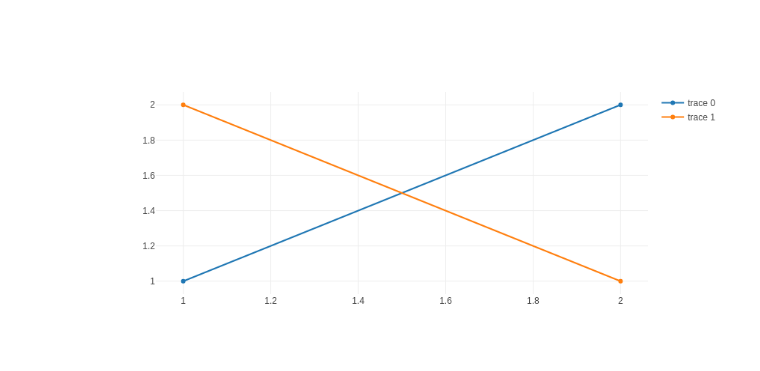
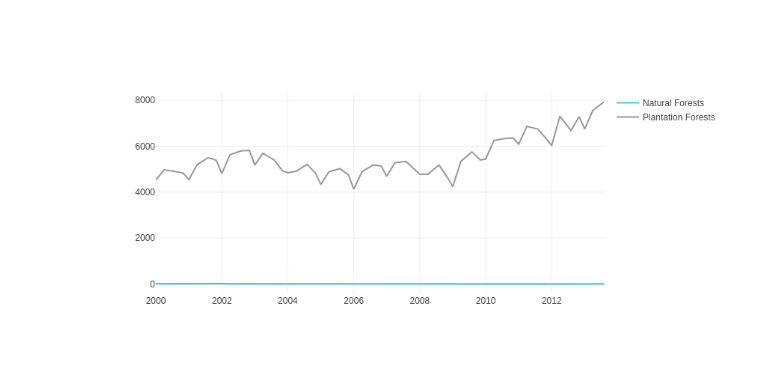
Before and after one commit to crawlersick/docker_python, a Jupyter notebook: docker_jupyterlab/workingdir/sample1.ipynb, the cells around one changed output. Drawn from its saved outputs; the diff is of its cells as text; code cells hidden in the pictures.

```diff
--- a/docker_jupyterlab/workingdir/sample1.ipynb
+++ b/docker_jupyterlab/workingdir/sample1.ipynb
@@ -3,7 +3,7 @@ import plotly.offline as py
 from plotly.graph_objs import Scatter, Layout
 import plotly.graph_objs as go
 
-py.init_notebook_mode(connected=True)
+#py.init_notebook_mode(connected=True)
 
 trace1=go.Scatter(
     x=[1,2],
@@ -14,5 +14,3 @@ trace2=go.Scatter(
     y=[2,1]
 )
 py.iplot([trace1, trace2])
-# %% [output]
-[figure, removed]
@@ -18,0 +25,39 @@ py.iplot([trace1, trace2])
+# %%
+import pandas as pd
+import dateparser
+import re
+%matplotlib inline
+df=pd.read_csv('data/_forestry.csv')
+temp=[]
+for x in df['Quarter']:
+    x=re.sub('Q1','-01-01',x)
+    x=re.sub('Q2','-04-01',x)
+    x=re.sub('Q3','-08-01',x)
+    x=re.sub('Q4','-11-01',x)
+    x=dateparser.parse(x)
+    #print(x)
+    temp.append(x)
+df['Quarter']=temp
+#df.plot('Quarter','Plantation Forests',figsize=(33,5))
+
+import plotly.offline as py
+import plotly.graph_objs as go
+#data = [go.Scatter(x=df['Quarter'],y=df['Natural Forests'])]
+trace_high = go.Scatter(
+                x=df['Quarter'],
+                y=df['Natural Forests'],
+                name = "Natural Forests",
+                line = dict(color = '#17BECF'),
+                opacity = 0.8)
+
+trace_low = go.Scatter(
+                x=df['Quarter'],
+                y=df['Plantation Forests'],
+                name = "Plantation Forests",
+                line = dict(color = '#7F7F7F'),
+                opacity = 0.8)
+data = [trace_high,trace_low]
+
+py.iplot(data)
+# %% [output]
+[figure, added]
```
Also changed, not shown: parts of 2 cells of this notebook, 3 other files.
